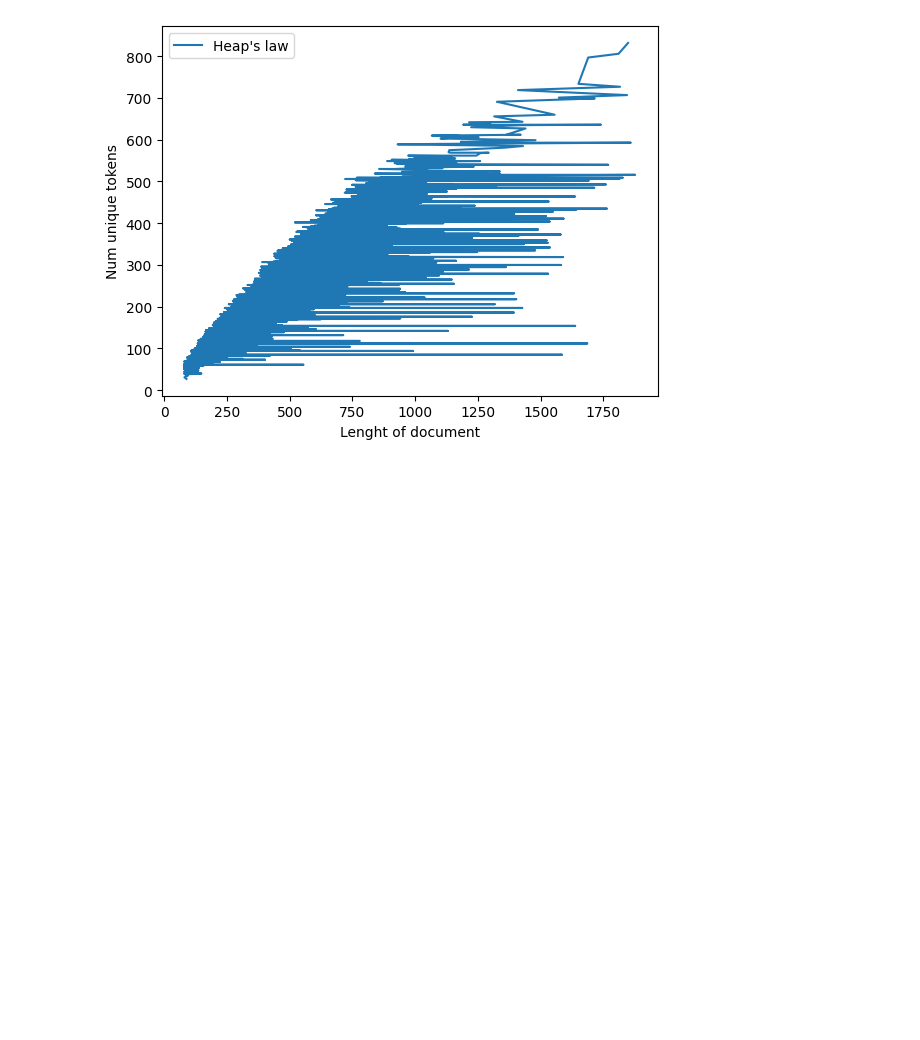
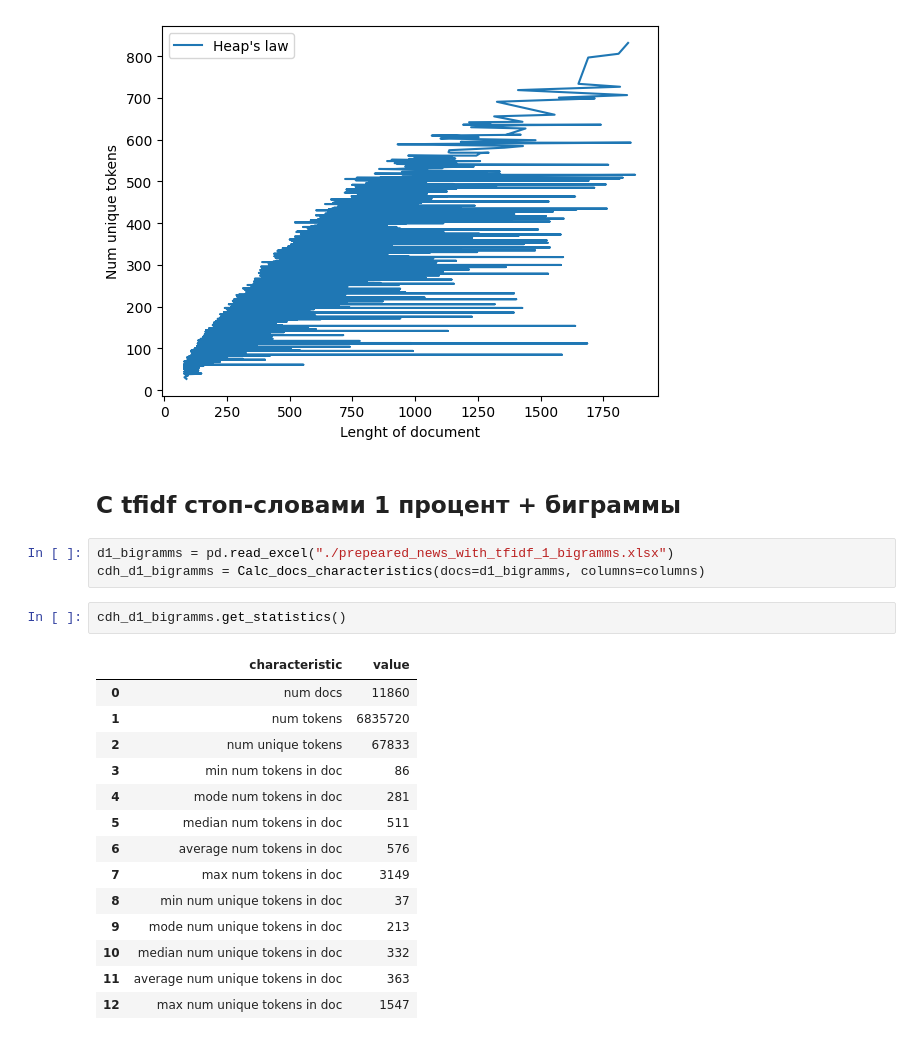
Before and after one commit to drema3-4/automatic_classification_of_news, a Jupyter notebook: code/calculate_dataset_characteristics.ipynb, the cells around one changed output. Drawn from its saved outputs; the diff is of its cells as text; blank space fills up the shorter version.

```diff
--- a/code/calculate_dataset_characteristics.ipynb
+++ b/code/calculate_dataset_characteristics.ipynb
@@ -893,3 +893,25 @@ cdh_d10.print_abbreviated_zips_law(0, 200)
 cdh_d10.print_heaps_law()
 # %% [output]
 [figure]
+# %% [markdown]
+## С tfidf стоп-словами 1 процент + биграммы
+# %%
+d1_bigramms = pd.read_excel("./prepeared_news_with_tfidf_1_bigramms.xlsx")
+cdh_d1_bigramms = Calc_docs_characteristics(docs=d1_bigramms, columns=columns)
+# %%
+cdh_d1_bigramms.get_statistics()
+# %% [output]
+|  | characteristic | value |
+| 0 | num docs | 11860 |
+| 1 | num tokens | 6835720 |
+| 2 | num unique tokens | 67833 |
+| 3 | min num tokens in doc | 86 |
+| 4 | mode num tokens in doc | 281 |
+| 5 | median num tokens in doc | 511 |
+| 6 | average num tokens in doc | 576 |
+| 7 | max num tokens in doc | 3149 |
+| 8 | min num unique tokens in doc | 37 |
+| 9 | mode num unique tokens in doc | 213 |
+| 10 | median num unique tokens in doc | 332 |
+| 11 | average num unique tokens in doc | 363 |
+| 12 | max num unique tokens in doc | 1547 |
```
Also changed, not shown: parts of 3 cells of this notebook, 3 other files.
